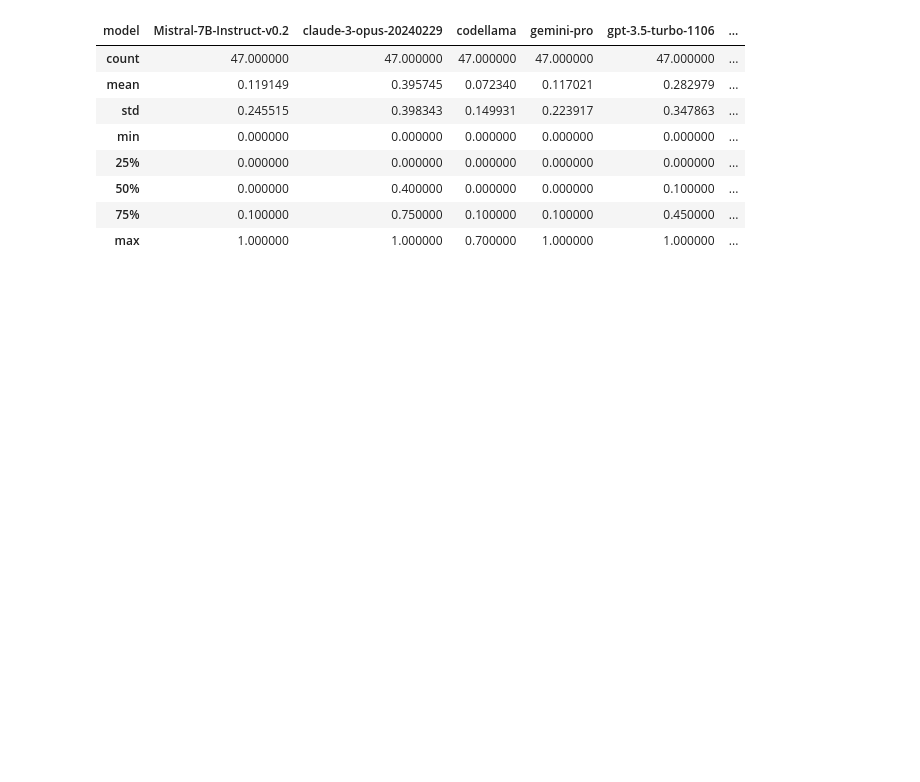
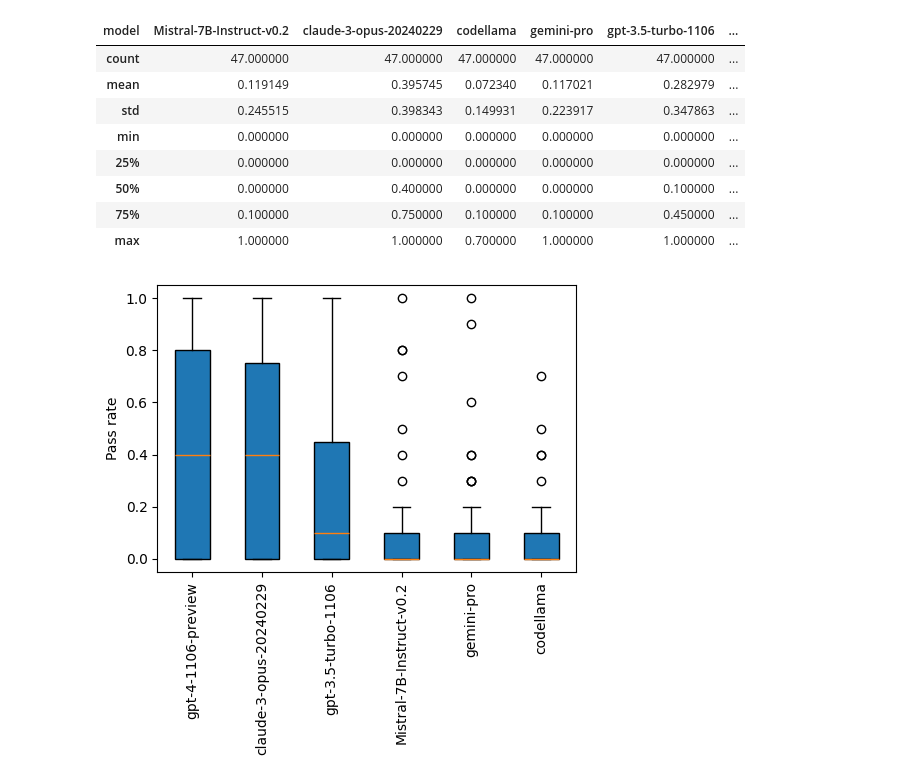
Before and after one commit to haesleinhuepf/human-eval-bia, a Jupyter notebook: demo/summarize_by_case.ipynb, the cells around one changed output. Drawn from its saved outputs; the diff is of its cells as text; code cells hidden in the pictures; blank space fills up the shorter version.

Commit message:
added a plot for LLM performance visualization

```diff
--- a/demo/summarize_by_case.ipynb
+++ b/demo/summarize_by_case.ipynb
@@ -87,3 +92,29 @@ pivot_df.describe()
 | 50% | 0.000000 | 0.400000 | 0.000000 | 0.000000 | 0.100000 | ... |
 | 75% | 0.100000 | 0.750000 | 0.100000 | 0.100000 | 0.450000 | ... |
 | max | 1.000000 | 1.000000 | 0.700000 | 1.000000 | 1.000000 | ... |
+# %%
+# Assuming pivot_df has 'task_id' as a non-numerical column and the rest are numerical and need to be plotted
+numerical_data = pivot_df.drop(columns=['task_id'])
+
+# Calculate the mean of each column and sort these means in descending order
+mean_values = numerical_data.mean().sort_values(ascending=False)
+
+# Reorder columns in numerical_data based on sorted mean values
+ordered_numerical_data = numerical_data[mean_values.index]
+
+# Plotting the boxplot with reordered columns
+plt.figure(figsize=(5, 5))
+boxplot = plt.boxplot(ordered_numerical_data, patch_artist=True, labels=ordered_numerical_data.columns)
+
+# Adding colors
+# colors = ['lightblue'] * len(ordered_numerical_data.columns)
+#for patch, color in zip(boxplot['boxes'], colors):
+#    patch.set_facecolor(color)
+
+# plt.title('Pass rate for generated BIA Python code')
+plt.xticks(rotation=90)  # Rotate labels to avoid overlap
+plt.ylabel('Pass rate')  # Optionally adjust the label to suit the data context
+plt.tight_layout()  # Adjust layout to make room for the rotated x-axis labels
+plt.show()
+# %% [output]
+[figure, added]
```
Also changed, not shown: parts of 3 cells of this notebook.
